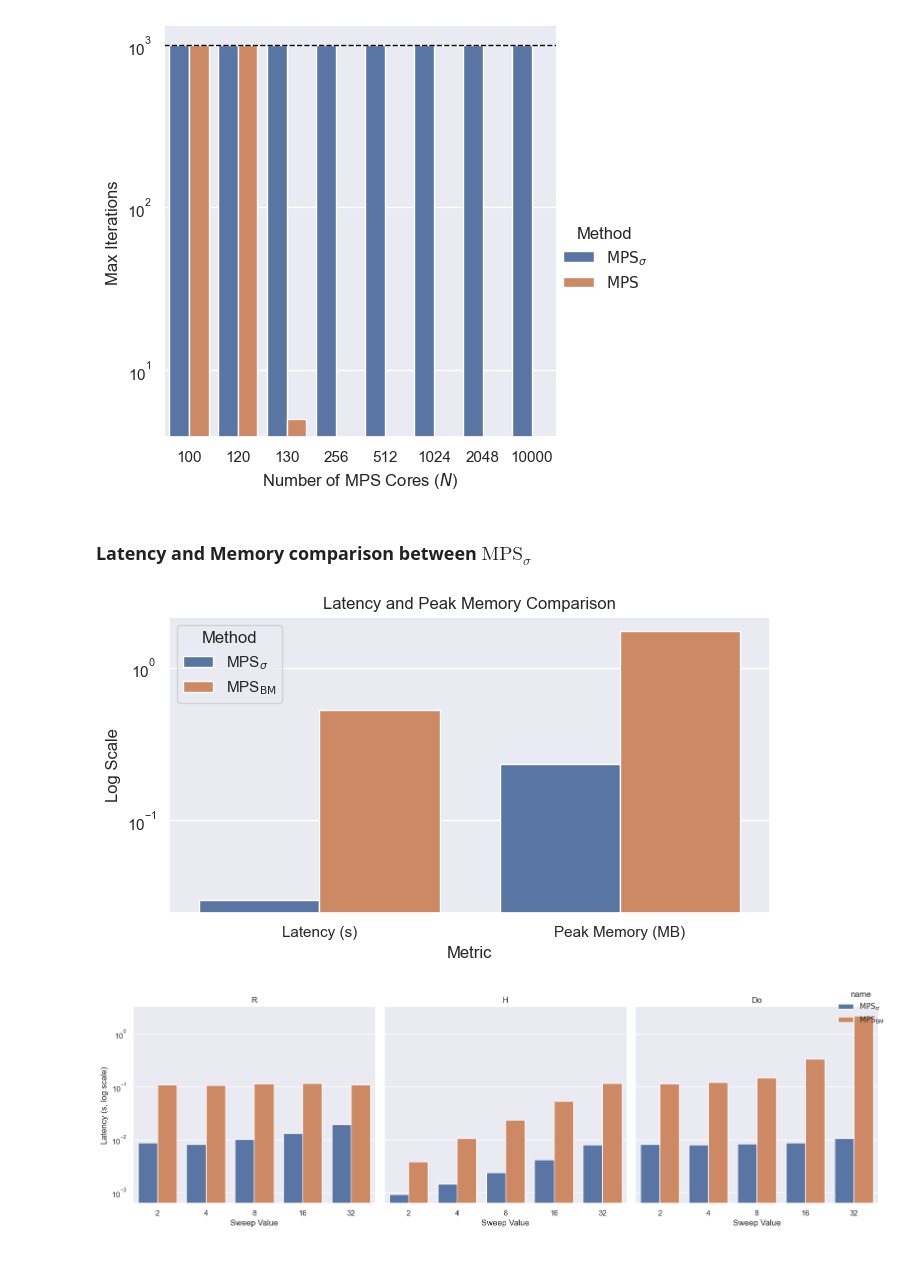
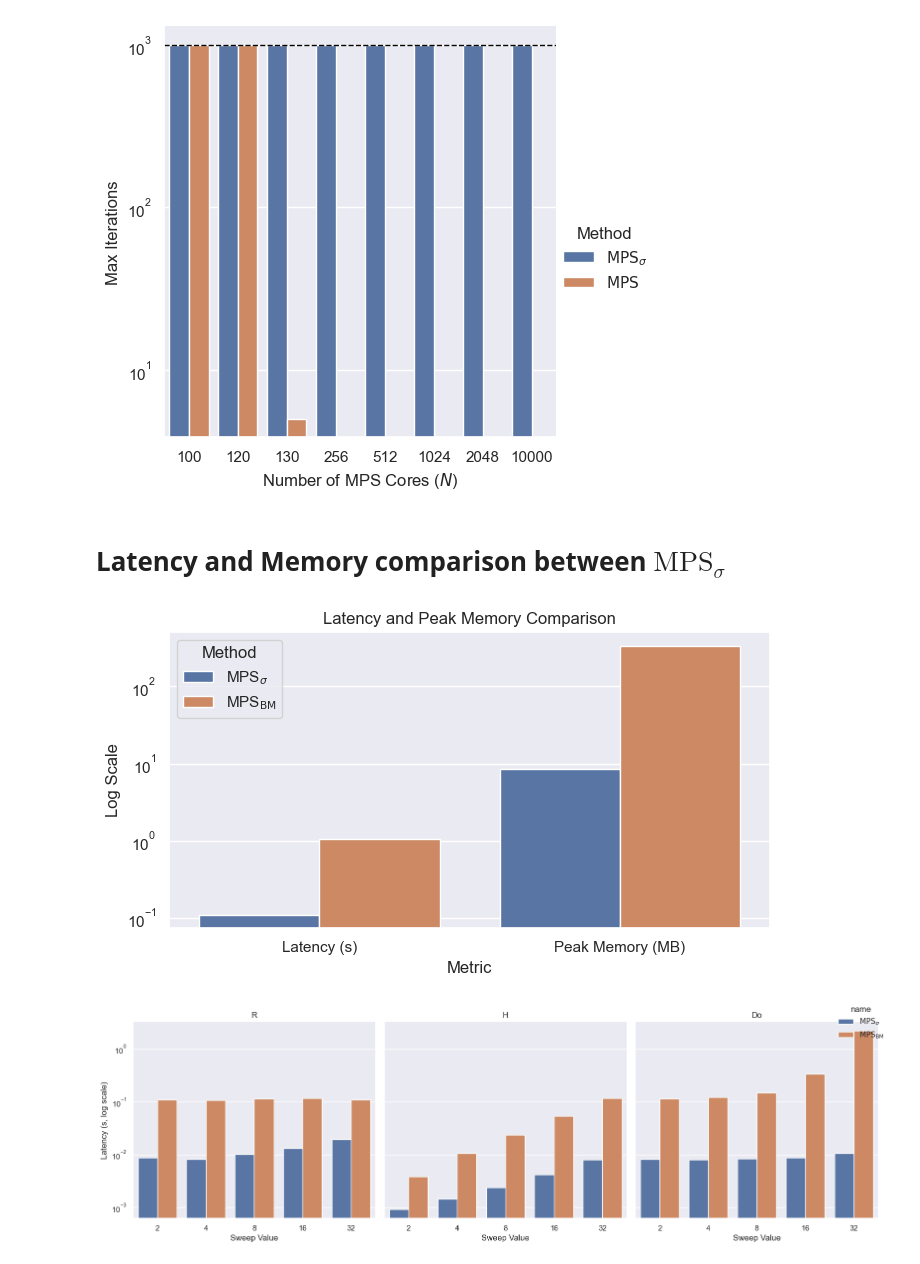
Before and after one commit to marawangamal/ptn, a Jupyter notebook: scripts/results.ipynb, the cells around one changed output. Drawn from its saved outputs; the diff is of its cells as text; code cells hidden in the pictures.

```diff
--- a/scripts/results.ipynb
+++ b/scripts/results.ipynb
@@ -607,38 +607,44 @@ ValueError: Axes(0.1715,0.1415;0.657157x0.8225) has no legend attached.
 <Figure size 1000x500 with 0 Axes>
 [figure]
 # %% [markdown]
-### Latency and Memory comparison between $\mathrm{MPS}_\sigma$
+# Latency and Memory comparison between $\mathrm{MPS}_\sigma$
 # %%
 import pandas as pd
 import seaborn as sns
 import matplotlib.pyplot as plt
 
 sns.set_theme()
 
 # Data
 df_latency_mem = pd.DataFrame({
     "Method": ["MPS$_\\sigma$", "MPS$_{\\mathrm{BM}}$"],
-    "Latency (s)": [0.030268, 0.526038],
-    "Peak Memory (MB)": [0.232255, 1.737432],
+    "Latency (s)": [0.11, 1.04], # for d=1024, h=5
+    "Peak Memory (MB)": [8.5, 334],  # for d=1024, h=5
+    # Memory
+    # 334.31494140625, mps_bm, h=5, d=1024
+    # 8.50341796875, mps_sigma, h=5, d=1024
+    # Latency
+    # 0.11126940727233886,0.1813211441040039,mps_sigma,2,100,2,1,32,H,100
+    # 1.0472214722633362,1.4495563507080078,mps_bm,2,100,2,1,32,H,100
 })
 
 # Melt the dataframe for easier plotting with seaborn
 df_melted = df_latency_mem.melt(id_vars="Method", var_name="Metric", value_name="Value")
 
 plt.figure(figsize=(7, 4))
 sns.barplot(
     data=df_melted,
     x="Metric",
     y="Value",
     hue="Method"
 )
 plt.yscale("log")
 plt.title("Latency and Peak Memory Comparison")
 plt.ylabel("Log Scale")
 plt.tight_layout()
 plt.show()
 # %% [output]
-[figure, old version]
+[figure, new version]
 # %%
 import seaborn as sns
 import matplotlib.pyplot as plt
```
Also changed, not shown: parts of 6 cells of this notebook, 7 other files.
